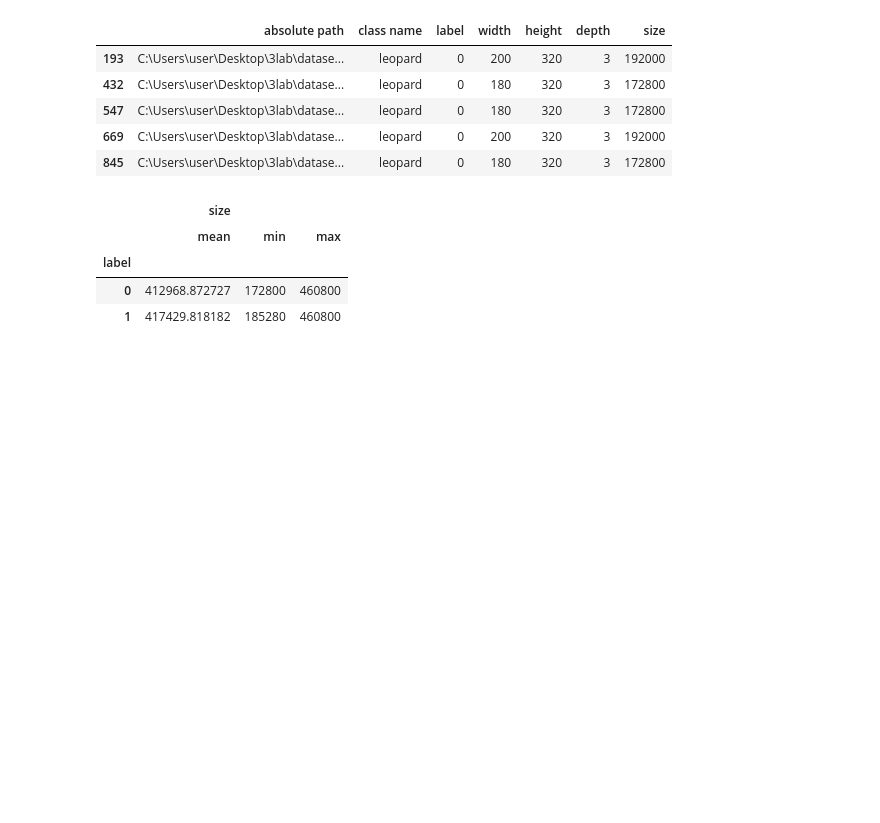
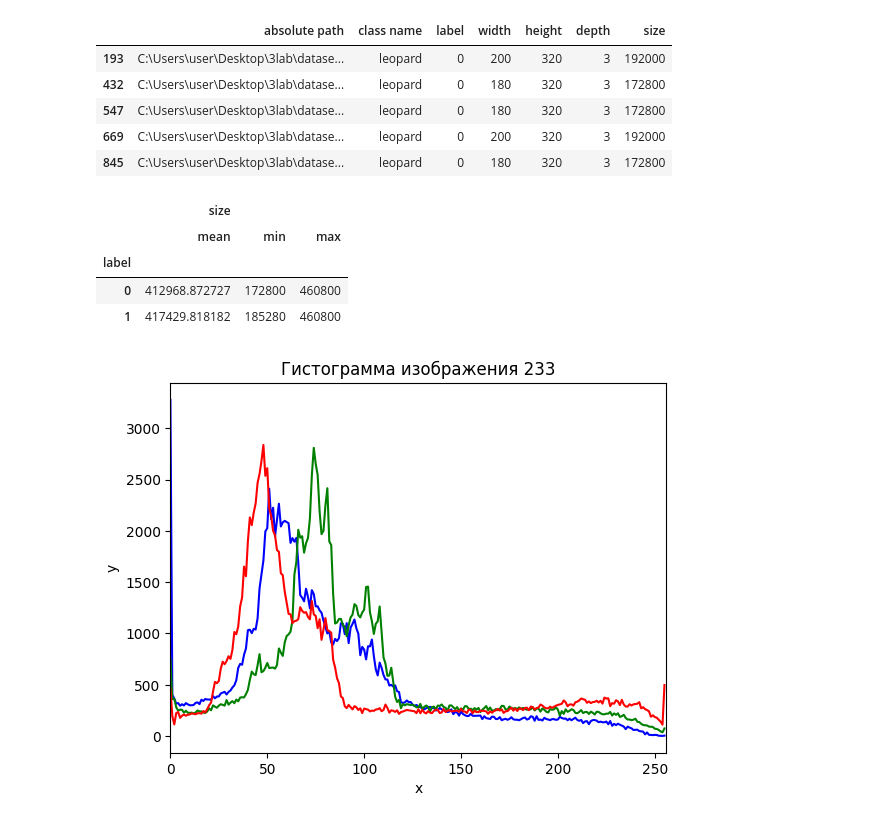
Before and after one commit to DanilSukach/4lab, a Jupyter notebook: code.ipynb, the cells around one changed output. Cells and saved outputs as stored; diff of their text form; code cells hidden in the pictures; blank space fills up the shorter version.

```diff
--- a/code.ipynb
+++ b/code.ipynb
@@ -134,3 +134,33 @@ result
 | label |  |  |  |
 | 0 | 412968.872727 | 172800 | 460800 |
 | 1 | 417429.818182 | 185280 | 460800 |
+# %%
+def histogram(df,label):
+    df = sort_dataframe(df,label)
+    data_1 = []
+    data_2 =[]
+    data_3 = []
+    for i in df.index:
+        image = cv2.imread(df["absolute path"].loc[df.index[i]])
+        data_1.append(cv2.calcHist([image], [0], None, [256], [0,256]))
+        data_2.append(cv2.calcHist([image], [1], None, [256], [0,256]))
+        data_3.append(cv2.calcHist([image], [2], None, [256], [0,256]))
+    return data_1,data_2,data_3
+data_1,data_2,data_3 = histogram(df,0)
+# %%
+import matplotlib.pyplot as plt
+import random
+i = random.randint(0,1100)
+a =str(i)
+plt.plot(data_1[i], color="b")
+plt.xlim([0,256])
+plt.plot(data_2[i], color="g")
+plt.xlim([0,256])
+plt.plot(data_3[i], color="r")
+plt.xlim([0,256])
+plt.title('Гистограмма изображения ' + a)
+plt.ylabel('y')
+plt.xlabel('x')
+plt.show()
+# %% [output]
+[figure, added]
```
Also changed, not shown: parts of 3 cells of this notebook.
